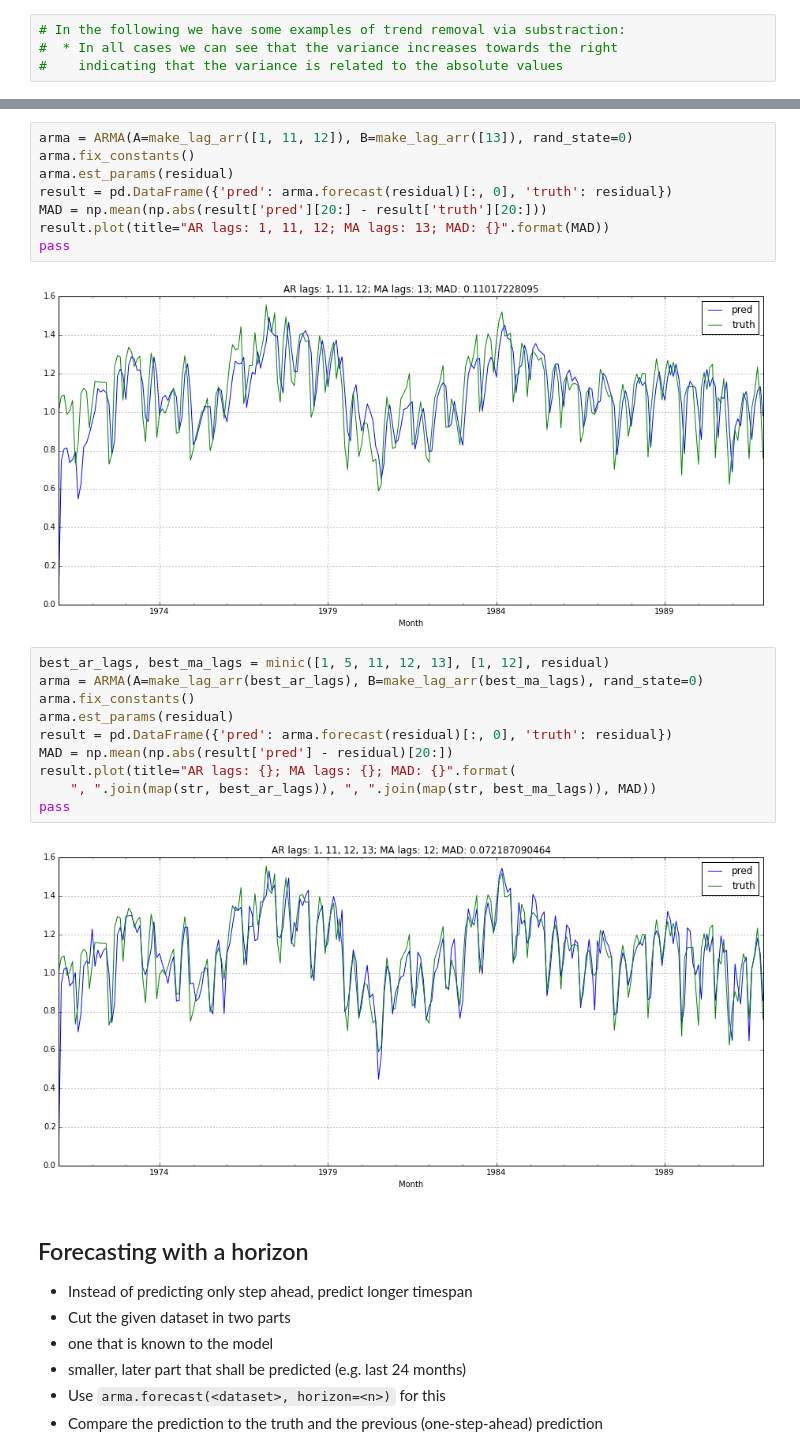
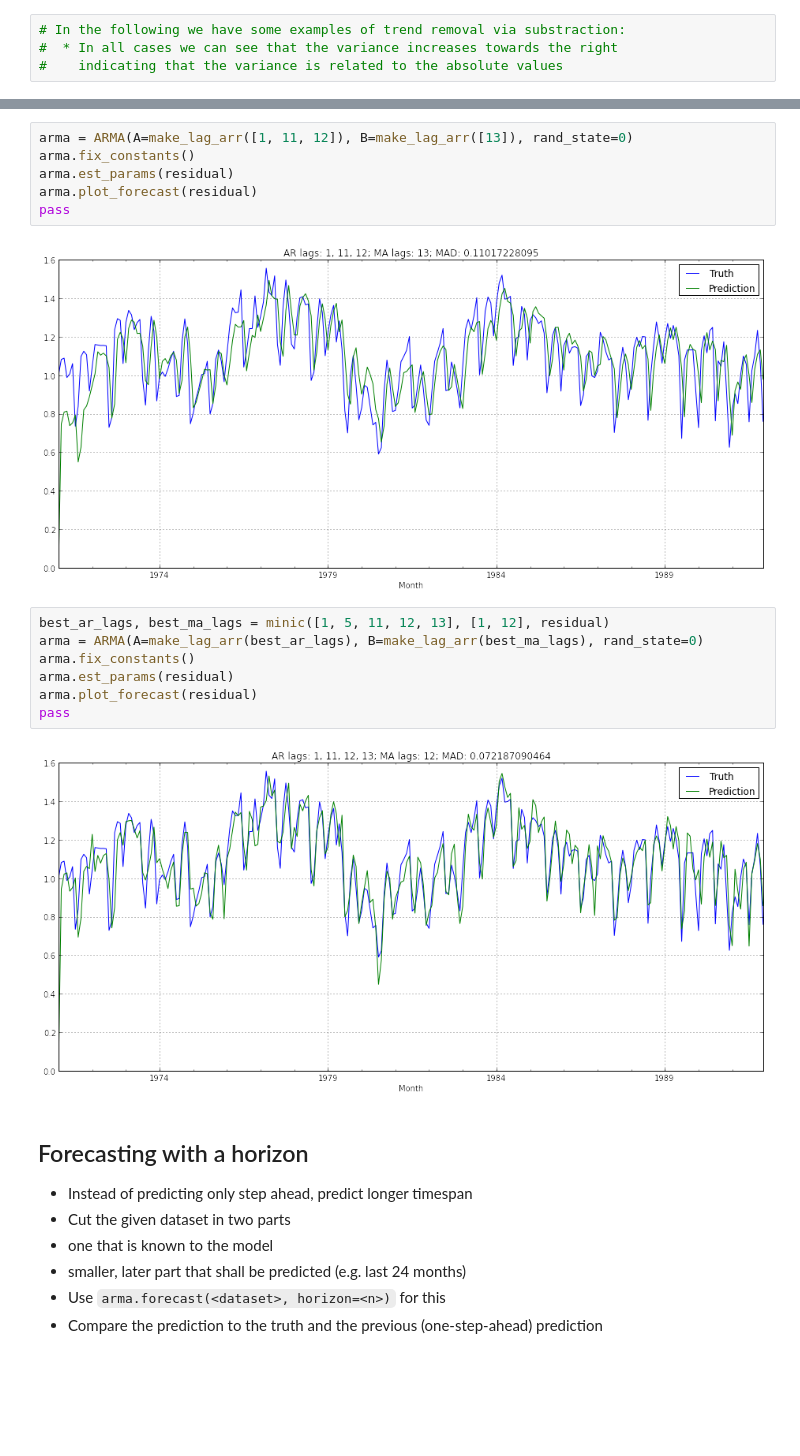
Before and after one commit to blue-yonder/pydse, a Jupyter notebook: notebooks/petroleum.ipynb, the cells around one changed output, grey strips where cells are left out. Drawn from its saved outputs; the diff is of its cells as text; blank space fills up the shorter version.

Commit message:
[notebooks] Use plot_forecast where possible

```diff
--- a/notebooks/petroleum.ipynb
+++ b/notebooks/petroleum.ipynb
@@ -289,25 +279,20 @@ pass
 # %%
 arma = ARMA(A=make_lag_arr([1, 11, 12]), B=make_lag_arr([13]), rand_state=0)
 arma.fix_constants()
 arma.est_params(residual)
-result = pd.DataFrame({'pred': arma.forecast(residual)[:, 0], 'truth': residual})
-MAD = np.mean(np.abs(result['pred'][20:] - result['truth'][20:]))
-result.plot(title="AR lags: 1, 11, 12; MA lags: 13; MAD: {}".format(MAD))
+arma.plot_forecast(residual)
 pass
 # %% [output]
-[figure, old version]
+[figure, new version]
 # %%
 best_ar_lags, best_ma_lags = minic([1, 5, 11, 12, 13], [1, 12], residual)
 arma = ARMA(A=make_lag_arr(best_ar_lags), B=make_lag_arr(best_ma_lags), rand_state=0)
 arma.fix_constants()
 arma.est_params(residual)
-result = pd.DataFrame({'pred': arma.forecast(residual)[:, 0], 'truth': residual})
-MAD = np.mean(np.abs(result['pred'] - residual)[20:])
-result.plot(title="AR lags: {}; MA lags: {}; MAD: {}".format(
-    ", ".join(map(str, best_ar_lags)), ", ".join(map(str, best_ma_lags)), MAD))
+arma.plot_forecast(residual)
 pass
 # %% [output]
-[figure, old version]
+[figure, new version]
 # %% [markdown]
 ## Forecasting with a horizon
 
```
Also changed, not shown: parts of 17 cells of this notebook.
